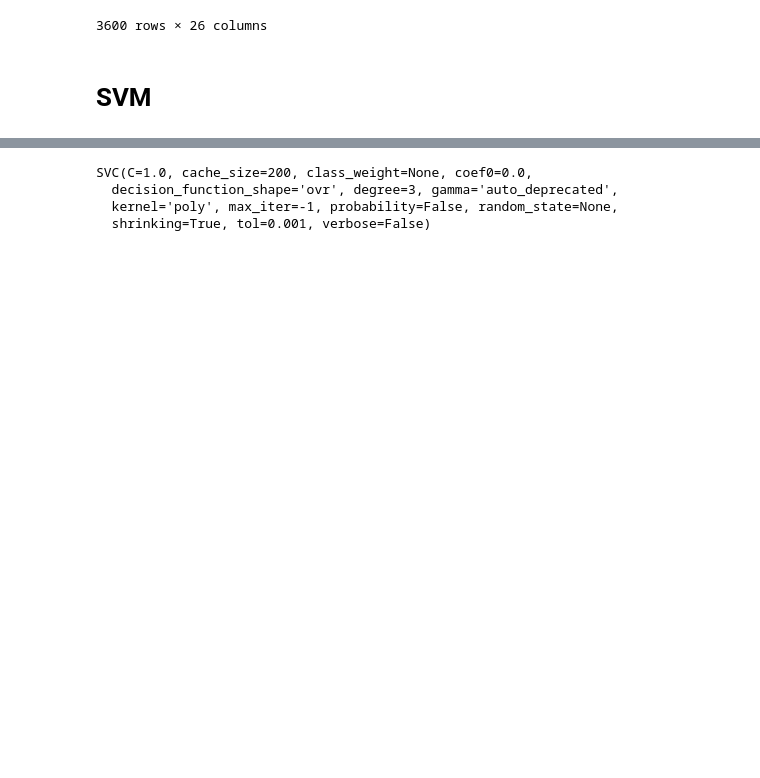
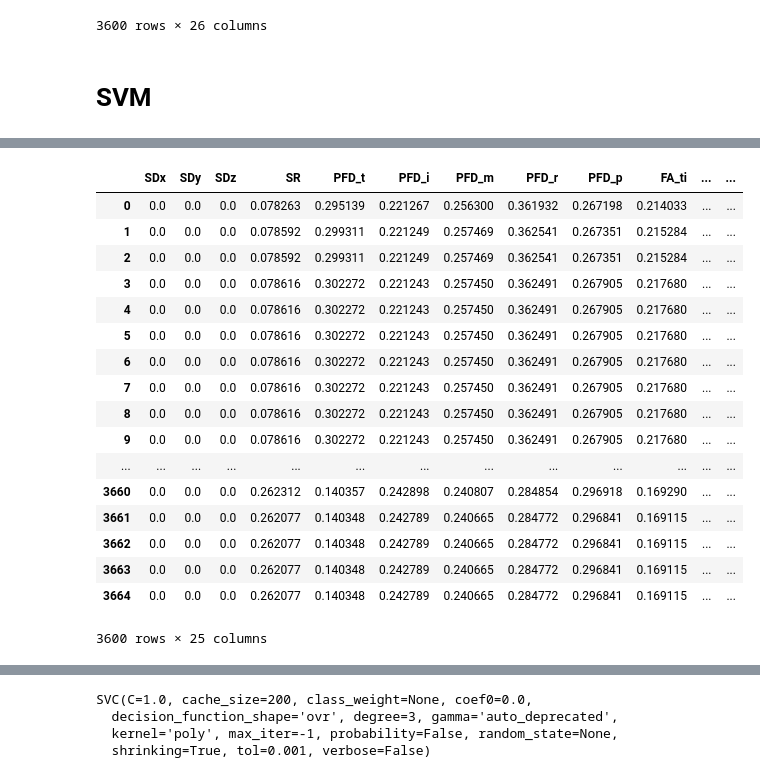
Before and after one commit to owenmedina/FingerSpell, a Jupyter notebook: SVM.ipynb, the cells around one changed output, grey strips where cells are left out. Drawn from its saved outputs; the diff is of its cells as text; code cells hidden in the pictures; blank space fills up the shorter version.

```diff
--- a/SVM.ipynb
+++ b/SVM.ipynb
@@ -133,0 +147,27 @@ df
+# %%
+##Normalize and Scale
+
+#Normalize
+from sklearn.preprocessing import MinMaxScaler
+scaler = MinMaxScaler()
+df[df.columns[:-1]] = scaler.fit_transform(df[df.columns[:-1]])
+df
+# %% [output]
+|  | SDx | SDy | SDz | SR | PFD_t | PFD_i | PFD_m | PFD_r | PFD_p | FA_ti | ... | ... |
+| 0 | 0.0 | 0.0 | 0.0 | 0.078263 | 0.295139 | 0.221267 | 0.256300 | 0.361932 | 0.267198 | 0.214033 | ... | ... |
+| 1 | 0.0 | 0.0 | 0.0 | 0.078592 | 0.299311 | 0.221249 | 0.257469 | 0.362541 | 0.267351 | 0.215284 | ... | ... |
+| 2 | 0.0 | 0.0 | 0.0 | 0.078592 | 0.299311 | 0.221249 | 0.257469 | 0.362541 | 0.267351 | 0.215284 | ... | ... |
+| 3 | 0.0 | 0.0 | 0.0 | 0.078616 | 0.302272 | 0.221243 | 0.257450 | 0.362491 | 0.267905 | 0.217680 | ... | ... |
+| 4 | 0.0 | 0.0 | 0.0 | 0.078616 | 0.302272 | 0.221243 | 0.257450 | 0.362491 | 0.267905 | 0.217680 | ... | ... |
+| 5 | 0.0 | 0.0 | 0.0 | 0.078616 | 0.302272 | 0.221243 | 0.257450 | 0.362491 | 0.267905 | 0.217680 | ... | ... |
+| 6 | 0.0 | 0.0 | 0.0 | 0.078616 | 0.302272 | 0.221243 | 0.257450 | 0.362491 | 0.267905 | 0.217680 | ... | ... |
+| 7 | 0.0 | 0.0 | 0.0 | 0.078616 | 0.302272 | 0.221243 | 0.257450 | 0.362491 | 0.267905 | 0.217680 | ... | ... |
+| 8 | 0.0 | 0.0 | 0.0 | 0.078616 | 0.302272 | 0.221243 | 0.257450 | 0.362491 | 0.267905 | 0.217680 | ... | ... |
+| 9 | 0.0 | 0.0 | 0.0 | 0.078616 | 0.302272 | 0.221243 | 0.257450 | 0.362491 | 0.267905 | 0.217680 | ... | ... |
+| ... | ... | ... | ... | ... | ... | ... | ... | ... | ... | ... | ... | ... |
+| 3660 | 0.0 | 0.0 | 0.0 | 0.262312 | 0.140357 | 0.242898 | 0.240807 | 0.284854 | 0.296918 | 0.169290 | ... | ... |
+| 3661 | 0.0 | 0.0 | 0.0 | 0.262077 | 0.140348 | 0.242789 | 0.240665 | 0.284772 | 0.296841 | 0.169115 | ... | ... |
+| 3662 | 0.0 | 0.0 | 0.0 | 0.262077 | 0.140348 | 0.242789 | 0.240665 | 0.284772 | 0.296841 | 0.169115 | ... | ... |
+| 3663 | 0.0 | 0.0 | 0.0 | 0.262077 | 0.140348 | 0.242789 | 0.240665 | 0.284772 | 0.296841 | 0.169115 | ... | ... |
+| 3664 | 0.0 | 0.0 | 0.0 | 0.262077 | 0.140348 | 0.242789 | 0.240665 | 0.284772 | 0.296841 | 0.169115 | ... | ... |
+3600 rows × 25 columns
```
Also changed, not shown: parts of 21 cells of this notebook, 4 other files.
